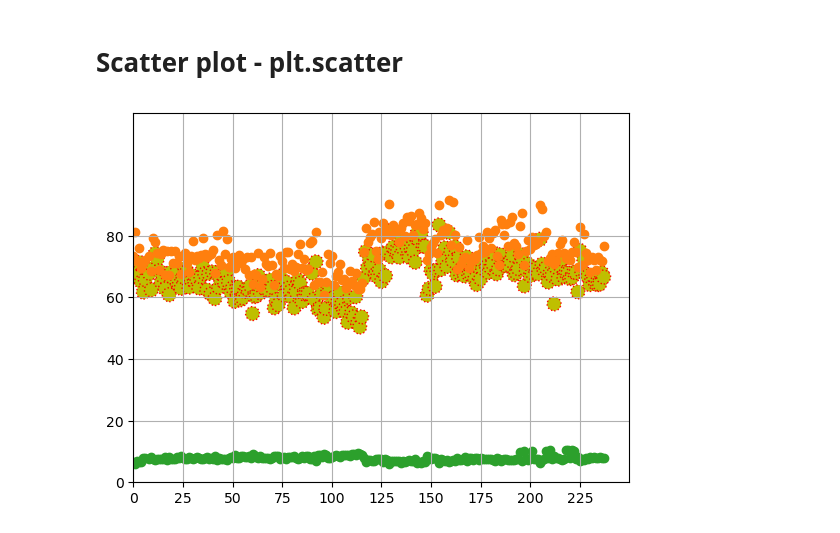
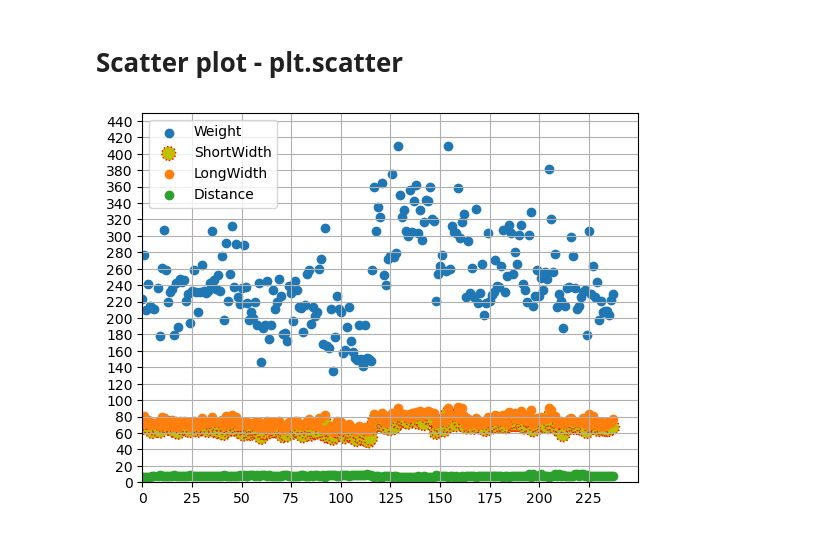
Before and after one commit to BDheerajChandan/CollegeProjects, a Jupyter notebook: Mango Project/Matplotlib.ipynb, the cells around one changed output. Saved outputs shown, nothing was run; the diff lists cells and outputs as text; code cells hidden in the pictures.

```diff
--- a/Mango Project/Matplotlib.ipynb
+++ b/Mango Project/Matplotlib.ipynb
@@ -1,3 +1,5 @@
+# %%
+mango_file_path="C:\\Users\\KIIT\\Desktop\\GitHUB\\CollegeProjects\\Mango Project\\DataSet\\mango.csv"
 # %% [markdown]
 # Line plot - plt.plot()
 # %% [markdown]
@@ -248,23 +296,24 @@ plt.show()
 # %%
 import matplotlib.pyplot as plt
 import pandas as pd
-data=pd.read_csv("mango.csv")
+data=pd.read_csv(mango_file_path)
 weight=data["WEIGHT_g"]
 shortW=data["DIA1_mm_shortwidth"]
 longW=data["DIA2_mm_longwidth"]
 distance=data["Distance"]
 plotNames=["weight","shortW","longW","distance"]
 clr=['r','b','g','y','c']
-plt.scatter(range(len(weight)),weight)
-plt.scatter(range(len(shortW)),shortW,marker='o',s=100,c='y',edgecolors='r',facecolors='k',linestyle=':')
-plt.scatter(range(len(longW)),longW)
-plt.scatter(range(len(distance)),distance)
+plt.scatter(range(len(weight)),weight,label="Weight")
+plt.scatter(range(len(shortW)),shortW,marker='o',s=100,c='y',edgecolors='r',facecolors='k',linestyle=':',label="ShortWidth")
+plt.scatter(range(len(longW)),longW,label="LongWidth")
+plt.scatter(range(len(distance)),distance,label="Distance")
 plt.grid(axis='x')
 plt.grid(axis='y')
-plt.ylim(0,120)
-plt.yticks(range(0,100,20))
+plt.ylim(0,450)
+plt.yticks(range(0,450,20))
 plt.xlim(0,250)
 plt.xticks(range(0,250,25))
+plt.legend()
 plt.show()
 # %% [output]
-[figure, old version]
+[figure, new version]
```
Also changed, not shown: parts of 8 cells of this notebook.
